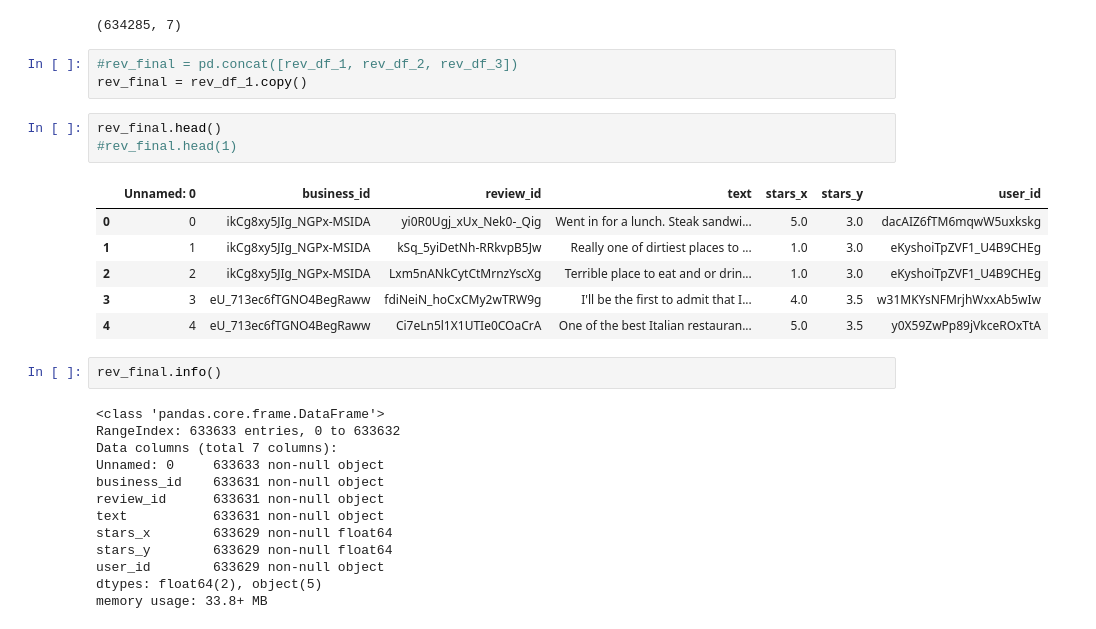
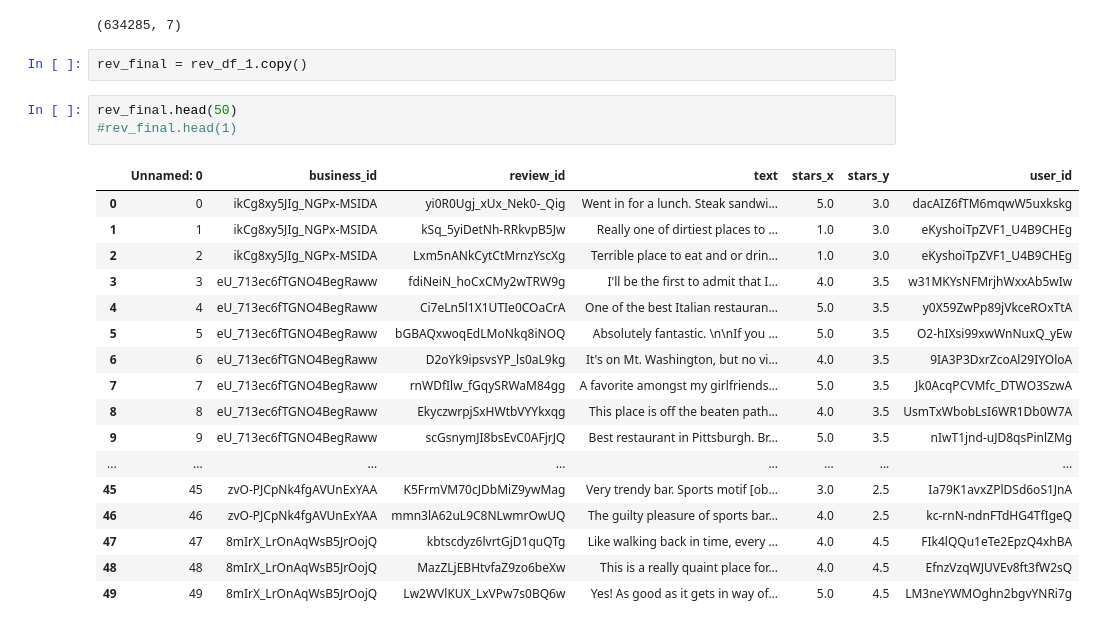
Before and after one commit to linmapitt/Springboard, a Jupyter notebook: CapStone_Project_2/Cap2_Review_Analysis.ipynb, the cells around one changed output. Drawn from its saved outputs; the diff is of its cells as text.

```diff
--- a/CapStone_Project_2/Cap2_Review_Analysis.ipynb
+++ b/CapStone_Project_2/Cap2_Review_Analysis.ipynb
@@ -19,31 +19,26 @@ rev_df_3 = pd.read_csv('C:/Users/jijun/Desktop/yelp_datasets/rev_dataframe_3.csv
 rev_df_3.shape
 # %% [output]
 (634285, 7)
-# %%
-#rev_final = pd.concat([rev_df_1, rev_df_2, rev_df_3])
-rev_final = rev_df_1.copy()
+# %%
+rev_final = rev_df_1.copy()
 # %%
-rev_final.head()
+rev_final.head(50)
 #rev_final.head(1)
 # %% [output]
 |  | Unnamed: 0 | business_id | review_id | text | stars_x | stars_y | user_id |
 | 0 | 0 | ikCg8xy5JIg_NGPx-MSIDA | yi0R0Ugj_xUx_Nek0-_Qig | Went in for a lunch. Steak sandwi... | 5.0 | 3.0 | dacAIZ6fTM6mqwW5uxkskg |
 | 1 | 1 | ikCg8xy5JIg_NGPx-MSIDA | kSq_5yiDetNh-RRkvpB5Jw | Really one of dirtiest places to ... | 1.0 | 3.0 | eKyshoiTpZVF1_U4B9CHEg |
 | 2 | 2 | ikCg8xy5JIg_NGPx-MSIDA | Lxm5nANkCytCtMrnzYscXg | Terrible place to eat and or drin... | 1.0 | 3.0 | eKyshoiTpZVF1_U4B9CHEg |
 | 3 | 3 | eU_713ec6fTGNO4BegRaww | fdiNeiN_hoCxCMy2wTRW9g | I'll be the first to admit that I... | 4.0 | 3.5 | w31MKYsNFMrjhWxxAb5wIw |
 | 4 | 4 | eU_713ec6fTGNO4BegRaww | Ci7eLn5l1X1UTIe0COaCrA | One of the best Italian restauran... | 5.0 | 3.5 | y0X59ZwPp89jVkceROxTtA |
+| 5 | 5 | eU_713ec6fTGNO4BegRaww | bGBAQxwoqEdLMoNkq8iNOQ | Absolutely fantastic. \n\nIf you ... | 5.0 | 3.5 | O2-hIXsi99xwWnNuxQ_yEw |
+| 6 | 6 | eU_713ec6fTGNO4BegRaww | D2oYk9ipsvsYP_ls0aL9kg | It's on Mt. Washington, but no vi... | 4.0 | 3.5 | 9IA3P3DxrZcoAl29IYOloA |
+| 7 | 7 | eU_713ec6fTGNO4BegRaww | rnWDfIlw_fGqySRWaM84gg | A favorite amongst my girlfriends... | 5.0 | 3.5 | Jk0AcqPCVMfc_DTWO3SzwA |
+| 8 | 8 | eU_713ec6fTGNO4BegRaww | EkyczwrpjSxHWtbVYYkxqg | This place is off the beaten path... | 4.0 | 3.5 | UsmTxWbobLsI6WR1Db0W7A |
+| 9 | 9 | eU_713ec6fTGNO4BegRaww | scGsnymJI8bsEvC0AFjrJQ | Best restaurant in Pittsburgh. Br... | 5.0 | 3.5 | nIwT1jnd-uJD8qsPinlZMg |
+| ... | ... | ... | ... | ... | ... | ... | ... |
+| 45 | 45 | zvO-PJCpNk4fgAVUnExYAA | K5FrmVM70cJDbMiZ9ywMag | Very trendy bar. Sports motif [ob... | 3.0 | 2.5 | Ia79K1avxZPlDSd6oS1JnA |
+| 46 | 46 | zvO-PJCpNk4fgAVUnExYAA | mmn3lA62uL9C8NLwmrOwUQ | The guilty pleasure of sports bar... | 4.0 | 2.5 | kc-rnN-ndnFTdHG4TfIgeQ |
+| 47 | 47 | 8mIrX_LrOnAqWsB5JrOojQ | kbtscdyz6lvrtGjD1quQTg | Like walking back in time, every ... | 4.0 | 4.5 | FIk4lQQu1eTe2EpzQ4xhBA |
+| 48 | 48 | 8mIrX_LrOnAqWsB5JrOojQ | MazZLjEBHtvfaZ9zo6beXw | This is a really quaint place for... | 4.0 | 4.5 | EfnzVzqWJUVEv8ft3fW2sQ |
+| 49 | 49 | 8mIrX_LrOnAqWsB5JrOojQ | Lw2WVlKUX_LxVPw7s0BQ6w | Yes! As good as it gets in way of... | 5.0 | 4.5 | LM3neYWMOghn2bgvYNRi7g |
-# %%
-rev_final.info()
-# %% [output]
-<class 'pandas.core.frame.DataFrame'>
-RangeIndex: 633633 entries, 0 to 633632
-Data columns (total 7 columns):
-Unnamed: 0     633633 non-null object
-business_id    633631 non-null object
-review_id      633631 non-null object
-text           633631 non-null object
-stars_x        633629 non-null float64
-stars_y        633629 non-null float64
-user_id        633629 non-null object
-dtypes: float64(2), object(5)
-memory usage: 33.8+ MB
```
Also changed, not shown: parts of 5 cells of this notebook.
